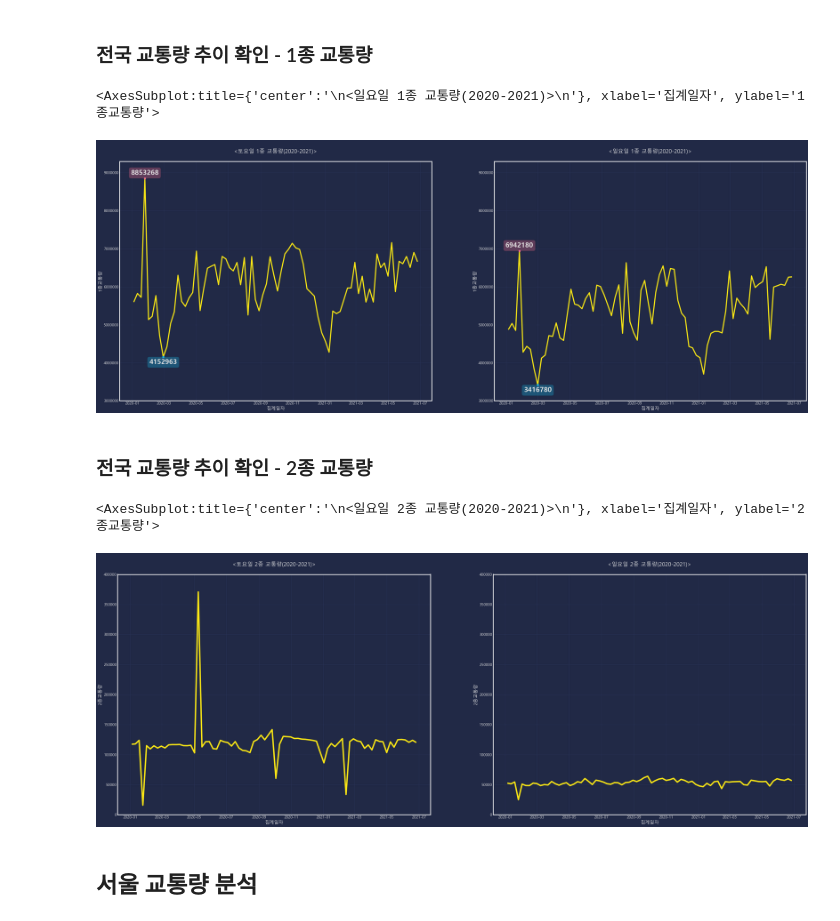
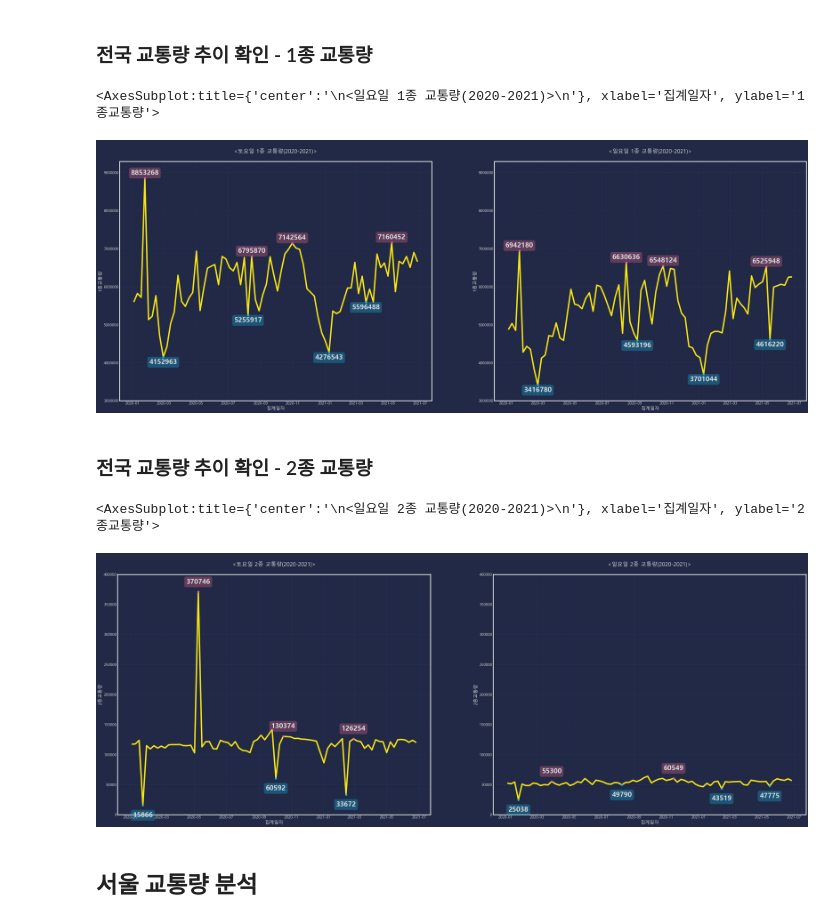
Before and after one commit to WooShangHyeon/damentor_3, a Jupyter notebook: FINAL_SAMHYUNTECH-시각화2.ipynb, the cells around one changed output. Drawn from its saved outputs; the diff is of its cells as text; code cells hidden in the pictures.

Commit message:
pointing

```diff
--- a/FINAL_SAMHYUNTECH-시각화2.ipynb
+++ b/FINAL_SAMHYUNTECH-시각화2.ipynb
@@ -296,49 +296,64 @@ axes[1][3].remove()
 [figure]
 # %% [markdown]
 ### 전국 교통량 추이 확인 - 1종 교통량
+# %%
+def pointing(x,y,ran,arr,m,up): # 점 찍는 함수, x : index, y : index, ran : 범위, m : max(True) min(False) ,up : 위치 조정
+    x=x[ran[0]:ran[1]]
+    y=y[ran[0]:ran[1]]
+    if m==True:
+        arr.scatter(x[np.argmax(y)], np.max(y),
+                c='#F36E8E',s=50, zorder=20)
+        arr.text(x[np.argmax(y)], np.max(y)+up, s=f'{np.max(y)}', fontweight='bold',
+             va='bottom', ha='center',
+             bbox=dict(boxstyle='round,pad=0.3', fc='#F36E8E', ec='black', alpha=0.3), size=25)
+
+    else:
+        arr.scatter(x[np.argmin(y)], np.min(y),
+                c='#1ABDE9',s=50, zorder=20)
+        arr.text(x[np.argmin(y)], np.min(y)-up, s=f'{np.min(y)}', fontweight='bold',
+             va='top', ha='center',
+             bbox=dict(boxstyle='round,pad=0.3', fc='#1ABDE9', ec='black', alpha=0.3), size=25)
+    return arr
 # %%
 # 요일별 차종 평균 그래프 시각화
 
 fig, axes=plt.subplots(nrows=1,ncols=2)
 fig.set_size_inches(40,15)
-for i in range(2):
-    axes[i].get_yaxis().get_major_formatter().set_scientific(False)
-    axes[i].set_ylim([3000000,9300000])
-    axes[i].grid(ColorGrid)
-
-axes[0].set(title='\n<토요일 1종 교통량(2020-2021)>\n')
-axes[1].set(title='\n<일요일 1종 교통량(2020-2021)>\n')
 
 x1=traffic_data_2020_2021[(traffic_data_total.요일=='토요일')].index
 y1=traffic_data_2020_2021[(traffic_data_total.요일=='토요일')]['1종교통량']
 
 x2=traffic_data_2020_2021[(traffic_data_total.요일=='일요일')].index
 y2=traffic_data_2020_2021[(traffic_data_total.요일=='일요일')]['1종교통량']
-
 x=[x1, x2]
 y=[y1, y2]
+
 for i in range(2):
+    axes[i].get_yaxis().get_major_formatter().set_scientific(False)
+    axes[i].set_ylim([3000000,9300000])
     axes[i].grid(color=ColorGrid)
-    axes[i].scatter(x[i][np.argmax(y[i])], np.max(y[i]),
-                c='#F36E8E',s=50, zorder=20)
 
-    axes[i].scatter(x[i][np.argmin(y[i])], np.min(y[i]),
-                c='#1ABDE9',s=50, zorder=20)
+    axes[i]=pointing(x[i],y[i],[0,20],axes[i],True,50000)
+    axes[i]=pointing(x[i],y[i],[0,20],axes[i],False,50000)
 
-    axes[i].text(x[i][np.argmax(y[i])], np.max(y[i])+50000, s=f'{np.max(y[i])}', fontweight='bold',
-             va='bottom', ha='center',
-             bbox=dict(boxstyle='round,pad=0.3', fc='#F36E8E', ec='black', alpha=0.3), size=25)
+    axes[i]=pointing(x[i],y[i],[20,40],axes[i],True,50000)
+    axes[i]=pointing(x[i],y[i],[20,40],axes[i],False,50000)
 
-    axes[i].text(x[i][np.argmin(y[i])], np.min(y[i])-50000, s=f'{np.min(y[i])}', fontweight='bold',
-             va='top', ha='center',
-             bbox=dict(boxstyle='round,pad=0.3', fc='#1ABDE9', ec='black', alpha=0.3), size=25)
+    axes[i]=pointing(x[i],y[i],[40,60],axes[i],True,50000)
+    axes[i]=pointing(x[i],y[i],[40,60],axes[i],False,50000)
+
+    axes[i]=pointing(x[i],y[i],[60,78],axes[i],True,50000)
+    axes[i]=pointing(x[i],y[i],[60,78],axes[i],False,50000)
 
 
-sns.lineplot(data=traffic_data_2020_2021[(traffic_data_total.요일=='토요일')], x='집계일자', y='1종교통량', ax=axes[0],lw=4,color=ColorLine1)
-sns.lineplot(data=traffic_data_2020_2021[(traffic_data_total.요일=='일요일')], x='집계일자', y='1종교통량', ax=axes[1],lw=4,color=ColorLine1)
+axes[0].set(title='\n<토요일 1종 교통량(2020-2021)>\n')
+axes[1].set(title='\n<일요일 1종 교통량(2020-2021)>\n')
+
+sns.lineplot(data=traffic_data_2020_2021[(traffic_data_total.요일=='토요일')], x='집계일자', y='1종교통량', ax=axes[0],linewidth='5',color=ColorLine1)
+sns.lineplot(data=traffic_data_2020_2021[(traffic_data_total.요일=='일요일')], x='집계일자', y='1종교통량', ax=axes[1],linewidth='5',color=ColorLine1)
 # %% [output]
 <AxesSubplot:title={'center':'\n<일요일 1종 교통량(2020-2021)>\n'}, xlabel='집계일자', ylabel='1종교통량'>
-[figure, old version]
+[figure, new version]
 # %% [markdown]
 ### 전국 교통량 추이 확인 - 2종 교통량
 # %%
@@ -346,10 +361,31 @@ sns.lineplot(data=traffic_data_2020_2021[(traffic_data_total.요일=='일요일'
 
 fig, axes=plt.subplots(nrows=1,ncols=2)
 fig.set_size_inches(40,15)
+
+x1=traffic_data_2020_2021[(traffic_data_total.요일=='토요일')].index
+y1=traffic_data_2020_2021[(traffic_data_total.요일=='토요일')]['2종교통량']
+
+x2=traffic_data_2020_2021[(traffic_data_total.요일=='일요일')].index
+y2=traffic_data_2020_2021[(traffic_data_total.요일=='일요일')]['2종교통량']
+x=[x1, x2]
+y=[y1, y2]
+
 for i in range(2):
     axes[i].get_yaxis().get_major_formatter().set_scientific(False)
     axes[i].set_ylim([0,400000])
     axes[i].grid(color=ColorGrid)
+
+    axes[i]=pointing(x[i],y[i],[0,20],axes[i],True,11000)
+    axes[i]=pointing(x[i],y[i],[0,20],axes[i],False,11000)
+
+    axes[i]=pointing(x[i],y[i],[20,40],axes[i],False,11000)
+
+    axes[i]=pointing(x[i],y[i],[40,60],axes[i],True,11000)
+    axes[i]=pointing(x[i],y[i],[40,60],axes[i],False,11000)
+
+axes[0]=pointing(x[0],y[0],[60,78],axes[0],True,11000)
+axes[1]=pointing(x[1],y[1],[60,78],axes[1],False,11000)
+
 axes[0].set(title='\n<토요일 2종 교통량(2020-2021)>\n')
 axes[1].set(title='\n<일요일 2종 교통량(2020-2021)>\n')
 
@@ -357,7 +393,7 @@ sns.lineplot(data=traffic_data_2020_2021[(traffic_data_total.요일=='토요일'
 sns.lineplot(data=traffic_data_2020_2021[(traffic_data_total.요일=='일요일')], x='집계일자', y='2종교통량', ax=axes[1],linewidth='5',color=ColorLine1)
 # %% [output]
 <AxesSubplot:title={'center':'\n<일요일 2종 교통량(2020-2021)>\n'}, xlabel='집계일자', ylabel='2종교통량'>
-[figure, old version]
+[figure, new version]
 # %% [markdown]
 ## 서울 교통량 분석
 # %%
```
Also changed, not shown: parts of 6 cells of this notebook.
